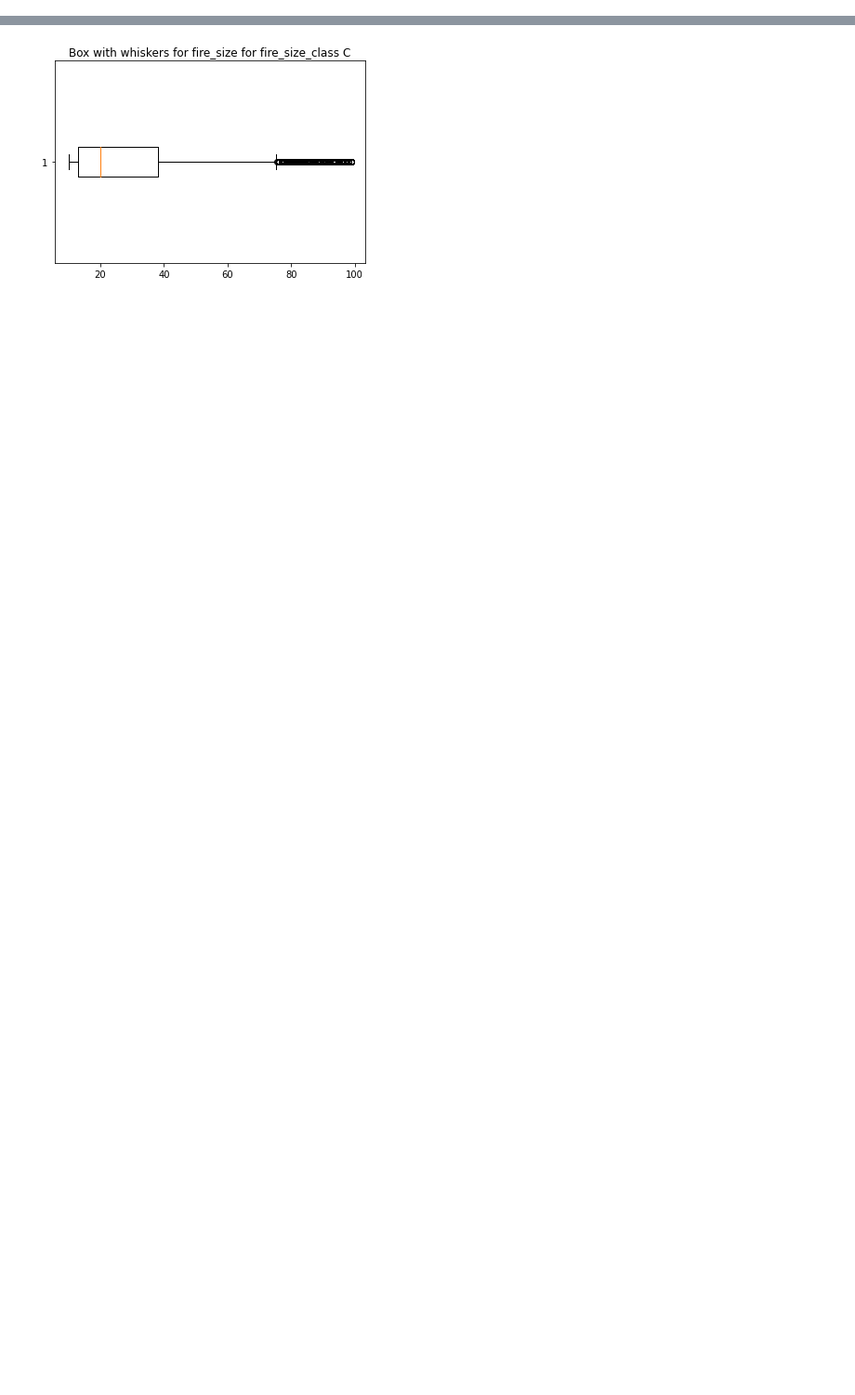
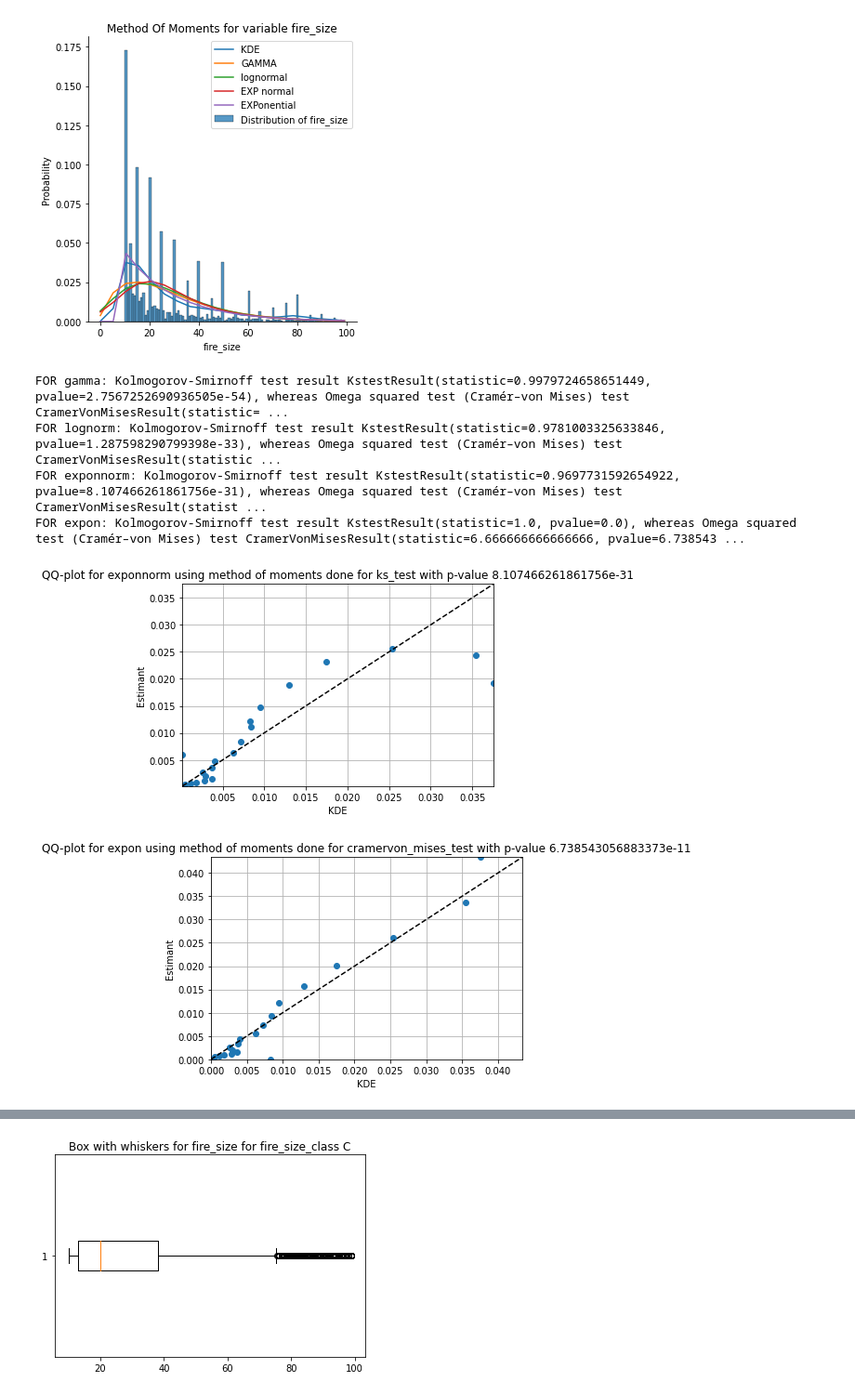
Before and after one commit to PatrykStronski/MultivariateAnalysis_Task1, a Jupyter notebook: fire_size_c.ipynb, the cells around one changed output, grey strips where cells are left out. Shown at 93% size. Saved outputs shown, nothing was run; the diff lists cells and outputs as text; code cells hidden in the pictures; blank space fills up the shorter version.

```diff
--- a/fire_size_c.ipynb
+++ b/fire_size_c.ipynb
@@ -52 +47,12 @@ FOR expon: Kolmogorov-Smirnoff test result KstestResult(statistic=1.0, pvalue=0.
+# %%
+
+draw_mm_diagrams(df_sampled, x, s_c, property, kde_values, 100)
+# %% [output]
+[figure, added]
+FOR gamma: Kolmogorov-Smirnoff test result KstestResult(statistic=0.9979724658651449, pvalue=2.7567252690936505e-54), whereas Omega squared test (Cramér–von Mises) test CramerVonMisesResult(statistic= ...
+FOR lognorm: Kolmogorov-Smirnoff test result KstestResult(statistic=0.9781003325633846, pvalue=1.287598290799398e-33), whereas Omega squared test (Cramér–von Mises) test CramerVonMisesResult(statistic ...
+FOR exponnorm: Kolmogorov-Smirnoff test result KstestResult(statistic=0.9697731592654922, pvalue=8.107466261861756e-31), whereas Omega squared test (Cramér–von Mises) test CramerVonMisesResult(statist ...
+FOR expon: Kolmogorov-Smirnoff test result KstestResult(statistic=1.0, pvalue=0.0), whereas Omega squared test (Cramér–von Mises) test CramerVonMisesResult(statistic=6.666666666666666, pvalue=6.738543 ...
+[figure, added]
+[figure, added]
 # %%
```
Also changed, not shown: parts of 4 cells of this notebook, 6 other files.
